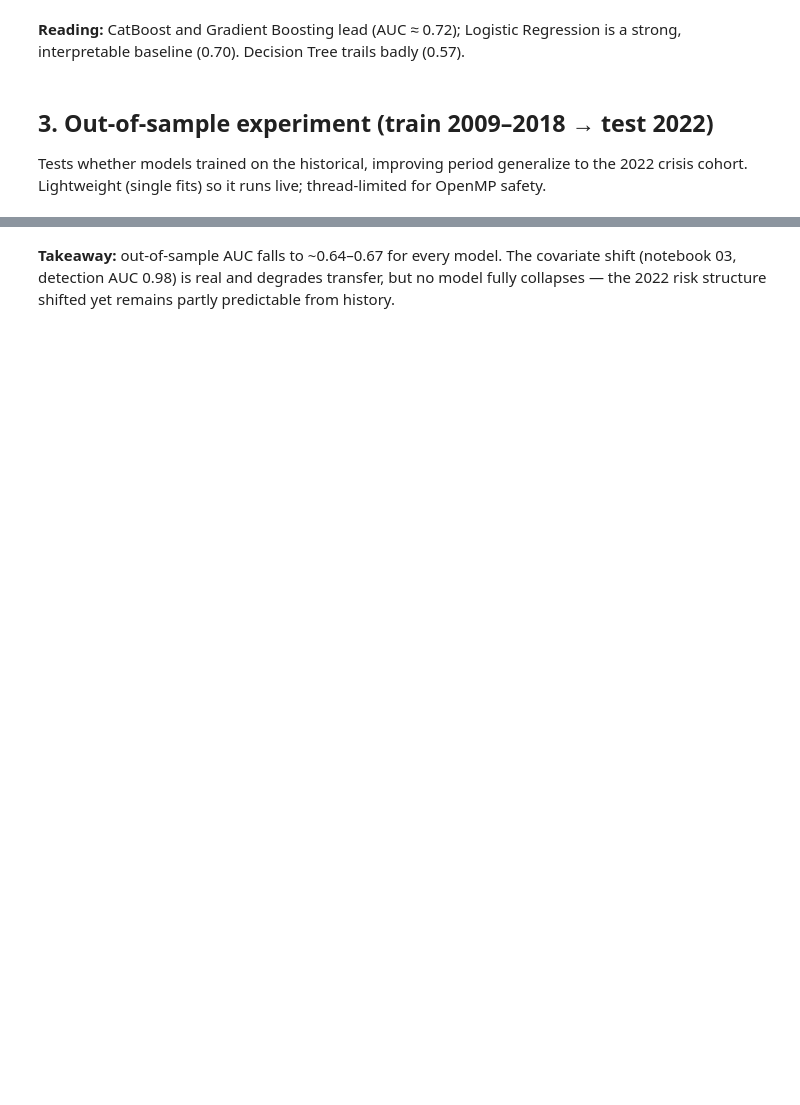
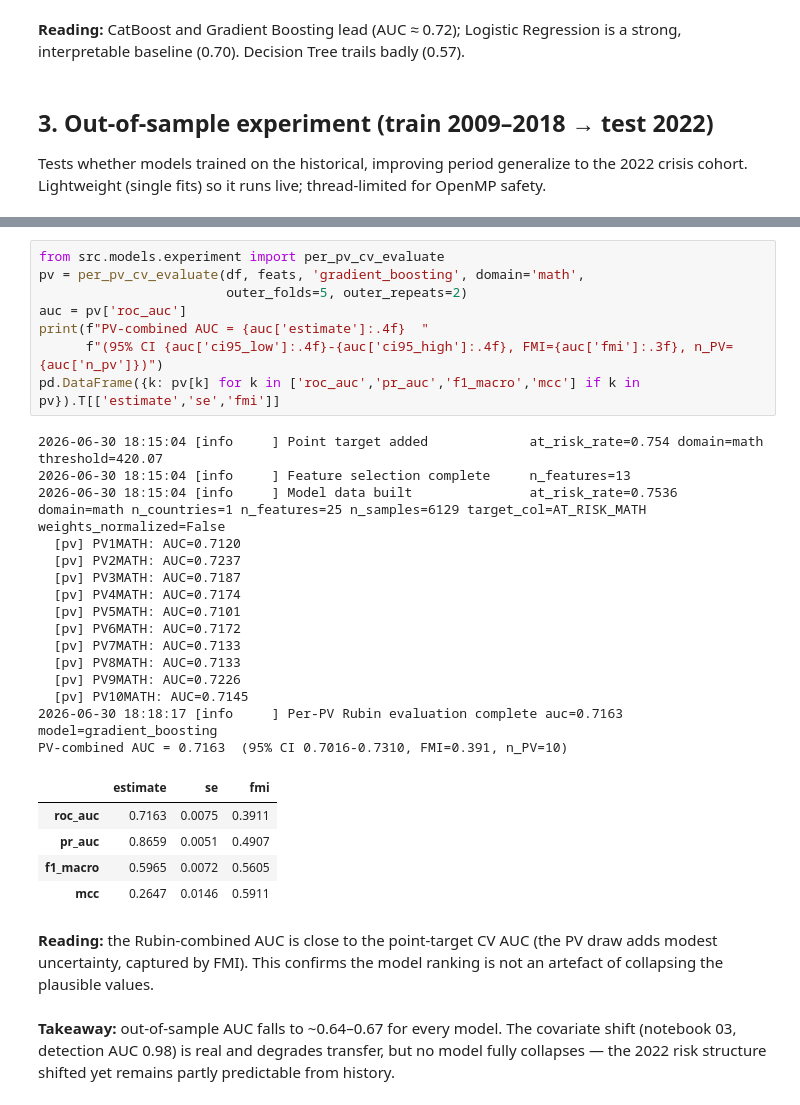
Before and after one commit to xhoja/oecd-pisa-albania, a Jupyter notebook: notebooks/04_modeling.ipynb, the cells around one changed output, grey strips where cells are left out. Saved outputs shown, nothing was run; the diff lists cells and outputs as text; blank space fills up the shorter version.

```diff
--- a/notebooks/04_modeling.ipynb
+++ b/notebooks/04_modeling.ipynb
@@ -134,2 +140,33 @@ pd.DataFrame({m: {'test_AUC': d['roc_auc'], 'PR_AUC': d['pr_auc'], 'MCC': d['mcc
+# %%
+from src.models.experiment import per_pv_cv_evaluate
+pv = per_pv_cv_evaluate(df, feats, 'gradient_boosting', domain='math',
+                        outer_folds=5, outer_repeats=2)
+auc = pv['roc_auc']
+print(f"PV-combined AUC = {auc['estimate']:.4f}  "
+      f"(95% CI {auc['ci95_low']:.4f}-{auc['ci95_high']:.4f}, FMI={auc['fmi']:.3f}, n_PV={auc['n_pv']})")
+pd.DataFrame({k: pv[k] for k in ['roc_auc','pr_auc','f1_macro','mcc'] if k in pv}).T[['estimate','se','fmi']]
+# %% [output]
+2026-06-30 18:15:04 [info     ] Point target added             at_risk_rate=0.754 domain=math threshold=420.07
+2026-06-30 18:15:04 [info     ] Feature selection complete     n_features=13
+2026-06-30 18:15:04 [info     ] Model data built               at_risk_rate=0.7536 domain=math n_countries=1 n_features=25 n_samples=6129 target_col=AT_RISK_MATH weights_normalized=False
+  [pv] PV1MATH: AUC=0.7120
+  [pv] PV2MATH: AUC=0.7237
+  [pv] PV3MATH: AUC=0.7187
+  [pv] PV4MATH: AUC=0.7174
+  [pv] PV5MATH: AUC=0.7101
+  [pv] PV6MATH: AUC=0.7172
+  [pv] PV7MATH: AUC=0.7133
+  [pv] PV8MATH: AUC=0.7133
+  [pv] PV9MATH: AUC=0.7226
+  [pv] PV10MATH: AUC=0.7145
+2026-06-30 18:18:17 [info     ] Per-PV Rubin evaluation complete auc=0.7163 model=gradient_boosting
+PV-combined AUC = 0.7163  (95% CI 0.7016-0.7310, FMI=0.391, n_PV=10)
+|  | estimate | se | fmi |
+| roc_auc | 0.7163 | 0.0075 | 0.3911 |
+| pr_auc | 0.8659 | 0.0051 | 0.4907 |
+| f1_macro | 0.5965 | 0.0072 | 0.5605 |
+| mcc | 0.2647 | 0.0146 | 0.5911 |
+# %% [markdown]
+**Reading:** the Rubin-combined AUC is close to the point-target CV AUC (the PV draw adds modest uncertainty, captured by FMI). This confirms the model ranking is not an artefact of collapsing the plausible values.
 # %% [markdown]
 **Takeaway:** out-of-sample AUC falls to ~0.64–0.67 for every model. The covariate shift (notebook 03, detection AUC 0.98) is real and degrades transfer, but no model fully collapses — the 2022 risk structure shifted yet remains partly predictable from history.
```
Also changed, not shown: parts of 7 cells of this notebook, 33 other files.
